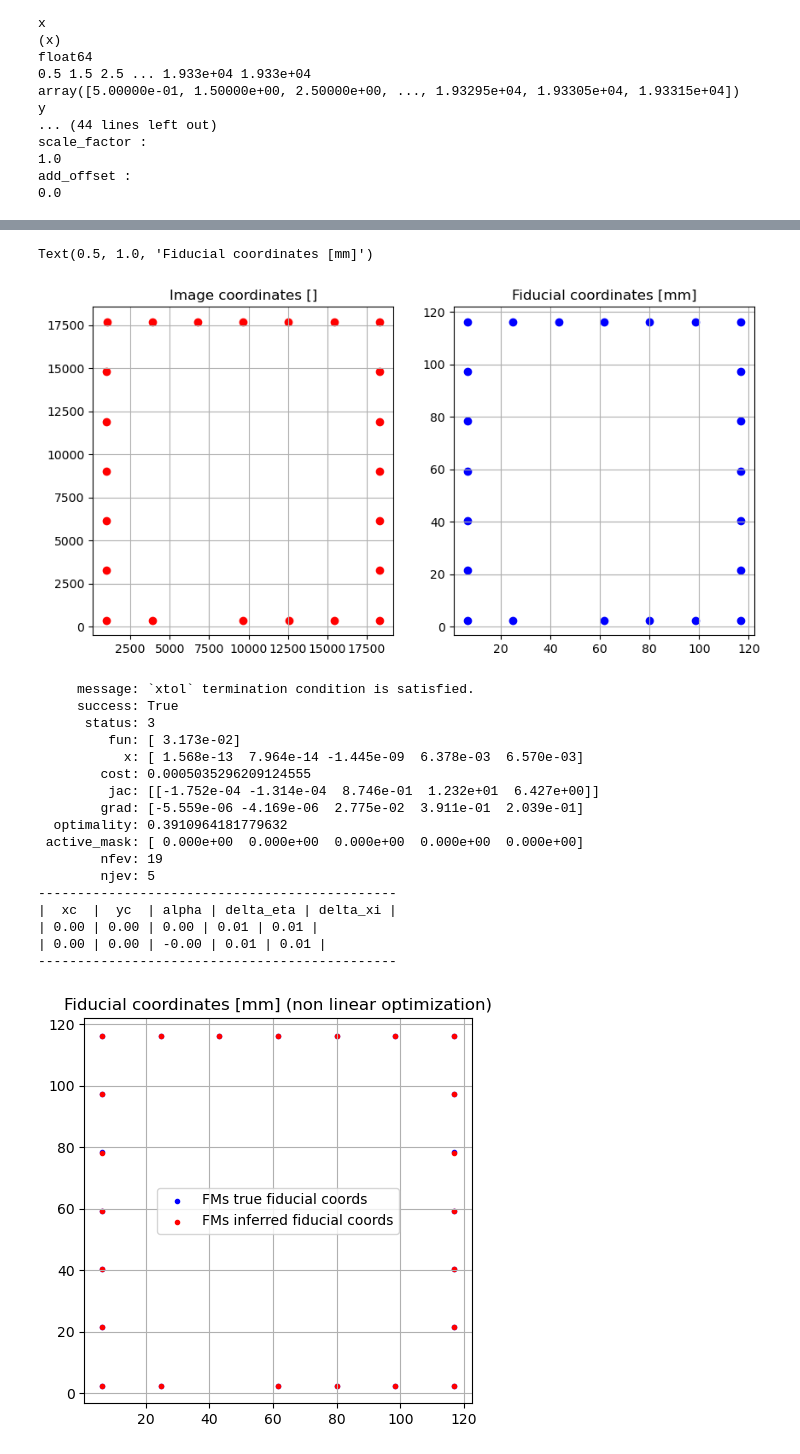
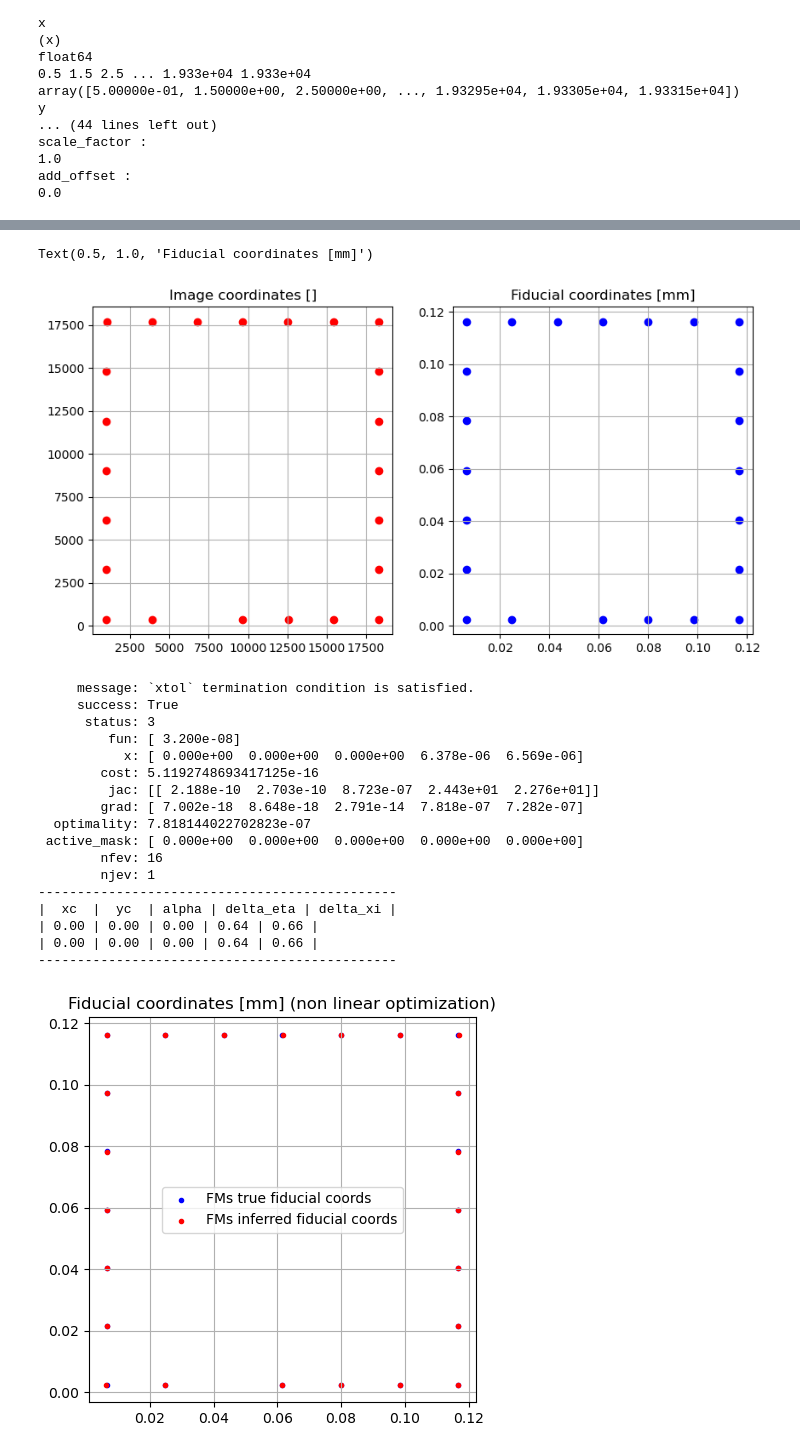
Before and after one commit to lorisdanjou/KH-5_ARGON_images_processing, a Jupyter notebook: internal_orientation.ipynb, the cells around one changed output, grey strips where cells are left out. Saved outputs shown, nothing was run; the diff lists cells and outputs as text; code cells hidden in the pictures.

```diff
--- a/internal_orientation.ipynb
+++ b/internal_orientation.ipynb
@@ -118,6 +118,7 @@ add_offset :
 # %% [markdown]
 Extract fiducial marks locations in image and fiducial coordinates:
 # %%
+SIZE_FILM = 127e-3
 FMs = pd.DataFrame(
     [
         # top left corner
@@ -169,18 +170,18 @@ FMs.loc[20:24, "side"] = "N"
 # cast as float
 FMs = FMs.astype({"x": float, "y": float})
 
-xiW = FMs.loc[FMs["side"].apply(lambda x: x.__contains__("W")), "x"].mean() * 127/shx
-etaS = FMs.loc[FMs["side"].apply(lambda x: x.__contains__("S")), "y"].mean() * 127/shy
-xiE = FMs.loc[FMs["side"].apply(lambda x: x.__contains__("E")), "x"].mean() * 127/shx
-etaN = FMs.loc[FMs["side"].apply(lambda x: x.__contains__("N")), "y"].mean() * 127/shy
+xiW = FMs.loc[FMs["side"].apply(lambda x: x.__contains__("W")), "x"].mean() * SIZE_FILM/shx
+etaS = FMs.loc[FMs["side"].apply(lambda x: x.__contains__("S")), "y"].mean() * SIZE_FILM/shy
+xiE = FMs.loc[FMs["side"].apply(lambda x: x.__contains__("E")), "x"].mean() * SIZE_FILM/shx
+etaN = FMs.loc[FMs["side"].apply(lambda x: x.__contains__("N")), "y"].mean() * SIZE_FILM/shy
 
 FMs.loc[FMs["side"].apply(lambda x: x.__contains__("W")), "xi"] = xiW
 FMs.loc[FMs["side"].apply(lambda x: x.__contains__("S")), "eta"] = etaS
 FMs.loc[FMs["side"].apply(lambda x: x.__contains__("E")), "xi"] = xiE
 FMs.loc[FMs["side"].apply(lambda x: x.__contains__("N")), "eta"] = etaN
 
-delta_xi = (127 - xiW - (127 - xiE)) / 6
-delta_eta = (127 - etaN - (127 - etaS)) /6
+delta_xi = (SIZE_FILM - xiW - (SIZE_FILM - xiE)) / 6
+delta_eta = (SIZE_FILM - etaN - (SIZE_FILM - etaS)) /6
 
 # FMs.loc[2:6, "eta"] = FMs.loc[2:6, "y"] * 127 / shy
 # FMs.loc[8:12, "xi"] = FMs.loc[8:12, "x"] * 127 / shx
@@ -224,7 +225,7 @@ Least squares regression to retrieve internal orientation parameters:
 # )
 res = opt.minimize(
     oio.objective_function,
-    x0=[0, 0, 0, 127/shx, 127/shy],
+    x0=[0, 0, 0, SIZE_FILM/shx, SIZE_FILM/shy],
     args=(FMs.loc[:, ("xi", "eta")].to_numpy(), FMs.loc[:, ("x", "y")].to_numpy()),
     method="Nelder-mead",
     options={"maxiter": 1000},
@@ -236,9 +237,9 @@ if res.success:
 
     xc, yc, alpha, delta_eta, delta_xi = params[0], params[1], params[2], params[3], params[4]
     print("----------------------------------------------")
-    print("|  xc  |  yc  | alpha | delta_eta | delta_xi |")
-    print("| {:.2f} | {:.2f} | {:.2f} | {:.2f} | {:.2f} |".format(0., 0., 0., 127/shx, 127/shy))
-    print("| {:.2f} | {:.2f} | {:.2f} | {:.2f} | {:.2f} |".format(xc, yc, alpha, delta_eta, delta_xi))
+    print("|  xc  |  yc  | alpha | delta_eta * 1e5| delta_xi * 1e5|")
+    print("| {:.2f} | {:.2f} | {:.2f} | {:.2f} | {:.2f} |".format(0., 0., 0., (SIZE_FILM*1e5)/shx, (SIZE_FILM*1e5)/shy))
+    print("| {:.2f} | {:.2f} | {:.2f} | {:.2f} | {:.2f} |".format(xc, yc, alpha, (delta_eta*1e5), (delta_xi*1e5)))
     print("----------------------------------------------")
 
 
@@ -373,18 +374,18 @@ FMs.loc[20:24, "side"] = "N"
 # cast as float
 FMs = FMs.astype({"x": float, "y": float})
 
-xiW = FMs.loc[FMs["side"].apply(lambda x: x.__contains__("W")), "x"].mean() * 127/shx
-etaS = FMs.loc[FMs["side"].apply(lambda x: x.__contains__("S")), "y"].mean() * 127/shy
-xiE = FMs.loc[FMs["side"].apply(lambda x: x.__contains__("E")), "x"].mean() * 127/shx
-etaN = FMs.loc[FMs["side"].apply(lambda x: x.__contains__("N")), "y"].mean() * 127/shy
+xiW = FMs.loc[FMs["side"].apply(lambda x: x.__contains__("W")), "x"].mean() * SIZE_FILM/shx
+etaS = FMs.loc[FMs["side"].apply(lambda x: x.__contains__("S")), "y"].mean() * SIZE_FILM/shy
+xiE = FMs.loc[FMs["side"].apply(lambda x: x.__contains__("E")), "x"].mean() * SIZE_FILM/shx
+etaN = FMs.loc[FMs["side"].apply(lambda x: x.__contains__("N")), "y"].mean() * SIZE_FILM/shy
 
 FMs.loc[FMs["side"].apply(lambda x: x.__contains__("W")), "xi"] = xiW
 FMs.loc[FMs["side"].apply(lambda x: x.__contains__("S")), "eta"] = etaS
 FMs.loc[FMs["side"].apply(lambda x: x.__contains__("E")), "xi"] = xiE
 FMs.loc[FMs["side"].apply(lambda x: x.__contains__("N")), "eta"] = etaN
 
-delta_xi = (127 - xiW - (127 - xiE)) / 6
-delta_eta = (127 - etaN - (127 - etaS)) /6
+delta_xi = (SIZE_FILM - xiW - (SIZE_FILM - xiE)) / 6
+delta_eta = (SIZE_FILM - etaN - (SIZE_FILM - etaS)) /6
 
 # FMs.loc[2:6, "eta"] = FMs.loc[2:6, "y"] * 127 / shy
 # FMs.loc[8:12, "xi"] = FMs.loc[8:12, "x"] * 127 / shx
@@ -414,11 +415,11 @@ axs[1].grid()
 axs[1].set_title('Fiducial coordinates [mm]')
 # %% [output]
 Text(0.5, 1.0, 'Fiducial coordinates [mm]')
-[figure, old version]
+[figure, new version]
 # %%
 res = opt.least_squares(
     oio.objective_function,
-    x0=[0, 0, 0, 127/shx, 127/shy],
+    x0=[0, 0, 0, SIZE_FILM/shx, SIZE_FILM/shy],
     args=(FMs.loc[:, ("xi", "eta")].to_numpy(), FMs.loc[:, ("x", "y")].to_numpy()),
     method="trf",
     # x_scale="jac",
@@ -432,46 +433,46 @@ res = opt.least_squares(
 #     options={"maxiter": 1000},
 # )
 print(res)
 
 if res.success:
     params = res.x
 
     xc, yc, alpha, delta_eta, delta_xi = params[0], params[1], params[2], params[3], params[4]
     print("----------------------------------------------")
     print("|  xc  |  yc  | alpha | delta_eta | delta_xi |")
-    print("| {:.2f} | {:.2f} | {:.2f} | {:.2f} | {:.2f} |".format(0., 0., 0., 127/shx, 127/shy))
-    print("| {:.2f} | {:.2f} | {:.2f} | {:.2f} | {:.2f} |".format(xc, yc, alpha, delta_eta, delta_xi))
+    print("| {:.2f} | {:.2f} | {:.2f} | {:.2f} | {:.2f} |".format(0., 0., 0., (SIZE_FILM * 1e5)/shx, (SIZE_FILM * 1e5)/shy))
+    print("| {:.2f} | {:.2f} | {:.2f} | {:.2f} | {:.2f} |".format(xc, yc, alpha, (delta_eta * 1e5), (delta_xi * 1e5)))
     print("----------------------------------------------")
 
 
     xi, eta = gio.image_to_fiducial_coordinates(FMs.loc[:, "x"].values, FMs.loc[:, "y"].values, xc, yc, alpha, delta_eta, delta_xi)
     FMs_inferred_fiducial_coords = np.array([xi, eta]).T
 
     fig, ax = plt.subplots(figsize=(5, 5))
     ax.scatter(FMs.xi, FMs.eta, marker=".", color="b", label='FMs true fiducial coords')
     ax.scatter(FMs_inferred_fiducial_coords[:, 0], FMs_inferred_fiducial_coords[:, 1], marker=".", color="r", label='FMs inferred fiducial coords')
     ax.grid()
     ax.legend()
     ax.set_title("Fiducial coordinates [mm] (non linear optimization)")
 # %% [output]
      message: `xtol` termination condition is satisfied.
      success: True
       status: 3
-         fun: [ 3.173e-02]
-           x: [ 1.568e-13  7.964e-14 -1.445e-09  6.378e-03  6.570e-03]
-        cost: 0.0005035296209124555
-         jac: [[-1.752e-04 -1.314e-04  8.746e-01  1.232e+01  6.427e+00]]
-        grad: [-5.559e-06 -4.169e-06  2.775e-02  3.911e-01  2.039e-01]
-  optimality: 0.3910964181779632
+         fun: [ 3.200e-08]
+           x: [ 0.000e+00  0.000e+00  0.000e+00  6.378e-06  6.569e-06]
+        cost: 5.1192748693417125e-16
+         jac: [[ 2.188e-10  2.703e-10  8.723e-07  2.443e+01  2.276e+01]]
+        grad: [ 7.002e-18  8.648e-18  2.791e-14  7.818e-07  7.282e-07]
+  optimality: 7.818144022702823e-07
  active_mask: [ 0.000e+00  0.000e+00  0.000e+00  0.000e+00  0.000e+00]
-        nfev: 19
-        njev: 5
+        nfev: 16
+        njev: 1
 ----------------------------------------------
 |  xc  |  yc  | alpha | delta_eta | delta_xi |
-| 0.00 | 0.00 | 0.00 | 0.01 | 0.01 |
-| 0.00 | 0.00 | -0.00 | 0.01 | 0.01 |
+| 0.00 | 0.00 | 0.00 | 0.64 | 0.66 |
+| 0.00 | 0.00 | 0.00 | 0.64 | 0.66 |
 ----------------------------------------------
-[figure, old version]
+[figure, new version]
 # %%
 with open(posixpath.join(images_root, "images_params.json"), "r") as f:
     all_params = json.load(open(f.name, "r"))
```
Also changed, not shown: parts of 5 cells of this notebook, 1 other file.
